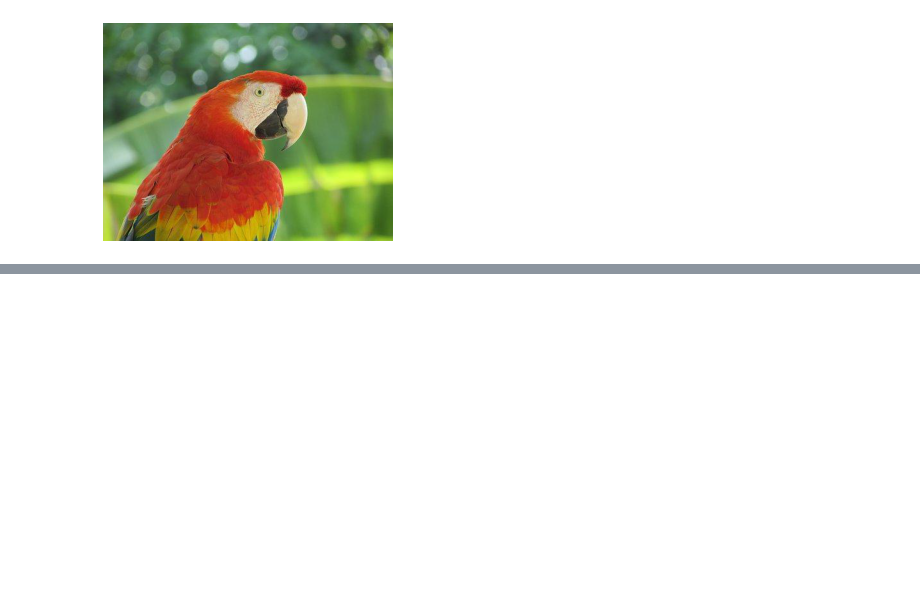
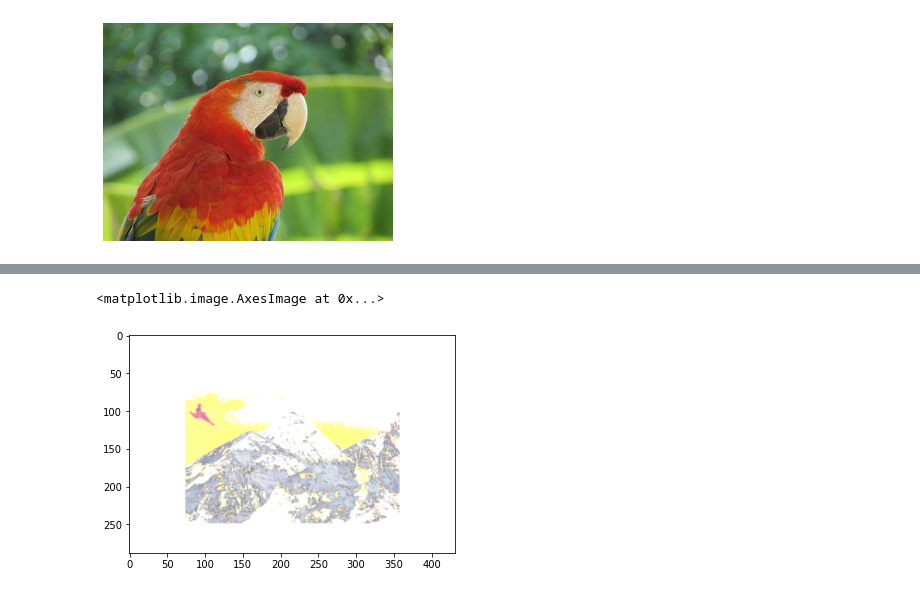
Before and after one commit to qwerty-123456-ui/image-processing-with-python, a Jupyter notebook: 1.ipynb, the cells around one changed output, grey strips where cells are left out. Cells and saved outputs as stored; diff of their text form; code cells hidden in the pictures; blank space fills up the shorter version.

```diff
--- a/1.ipynb
+++ b/1.ipynb
@@ -49,0 +90,5 @@ plt.show()
+# %%
+plt.imshow(im1)
+# %% [output]
+<matplotlib.image.AxesImage at 0x...>
+[figure, added]
```
Also changed, not shown: parts of 7 cells of this notebook.
